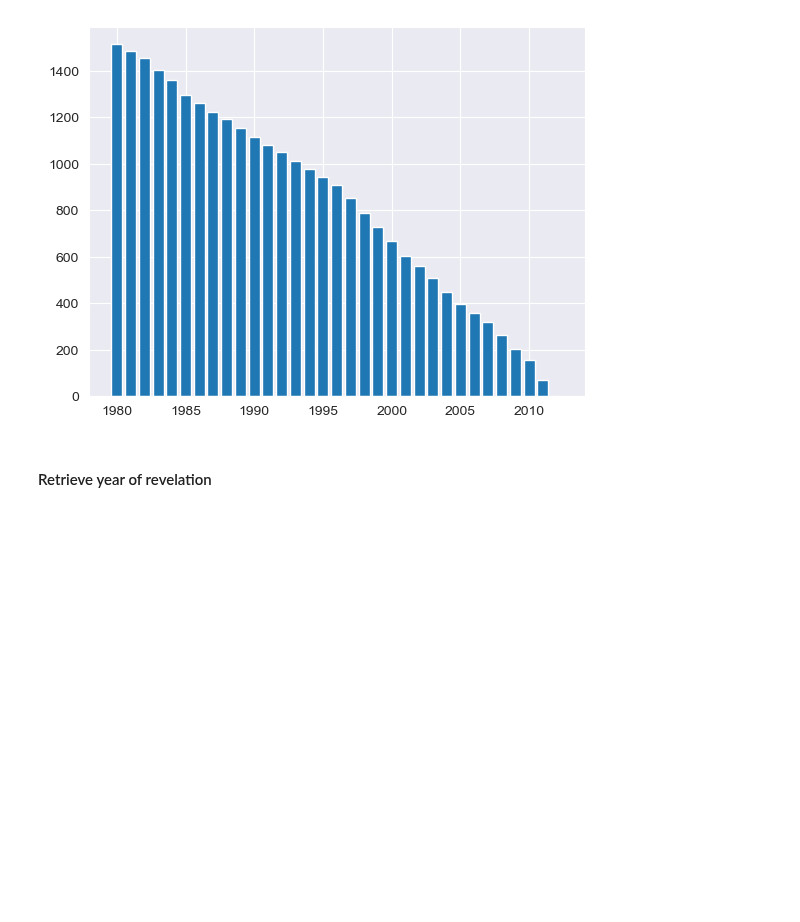
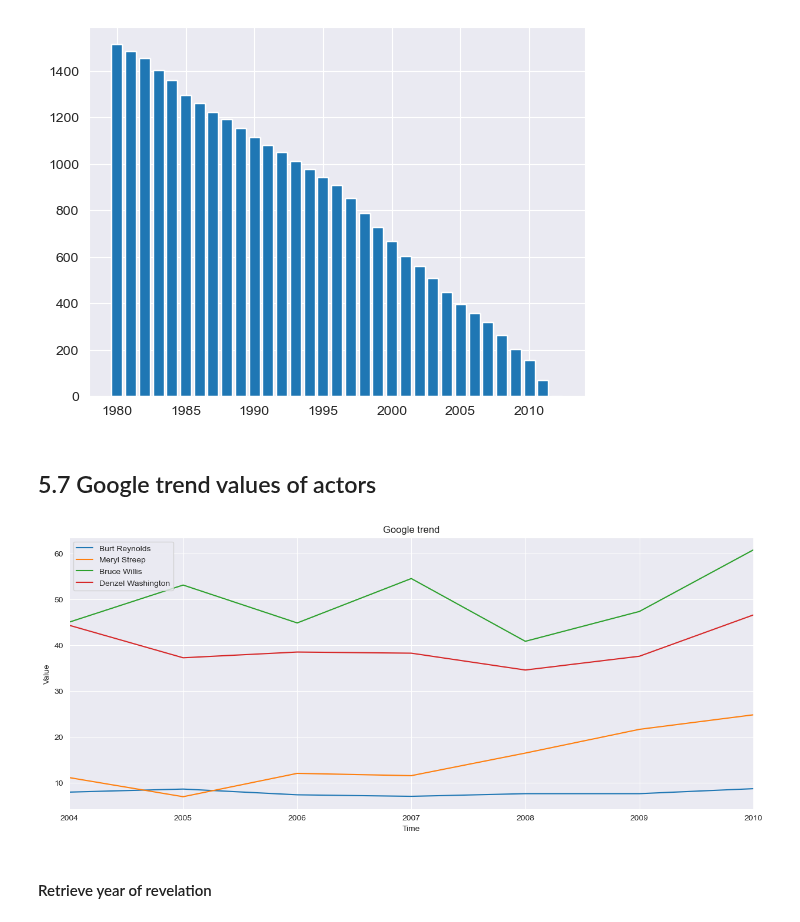
Before and after one commit to epfl-ada/ada-2022-project-dadalife, a Jupyter notebook: preprocessing.ipynb, the cells around one changed output. Cells and saved outputs as stored; diff of their text form; code cells hidden in the pictures; blank space fills up the shorter version.

```diff
--- a/preprocessing.ipynb
+++ b/preprocessing.ipynb
@@ -36,6 +36,7 @@ CHAR_PATH = os.path.join(DATA_PATH, 'character.metadata.tsv')
 ETHNICITIES_PATH = os.path.join(DATA_PATH, 'ethnicities.csv')
 MOVIE_PATH = os.path.join(DATA_PATH, 'movie.metadata.tsv')
 THE_NUMBERS_PATH = os.path.join(DATA_PATH, 'actors_xxxx_the_numbers')
+GOOGLE_TREND_PATH = os.path.join(DATA_PATH, 'google_trends_to_python.csv')
 # %% [markdown]
 ## 1.1 Characters dataset
 # %%
@@ -1171,6 +1165,29 @@ plt.bar(nb_new_actors.keys(), nb_new_actors.values())
 # %% [output]
 <BarContainer object of 33 artists>
 [figure]
+# %% [markdown]
+## 5.7 Google trend values of actors
+# %%
+gt_cols = ['Time', 'Burt Reynolds', 'Meryl Streep', 'Bruce Willis', 'Denzel Washington']
+df_gt = pd.read_csv(GOOGLE_TREND_PATH, sep=';', names=gt_cols, dtype=float)
+# %%
+fig, ax = plt.subplots(figsize=(15, 6))
+
+
+plt.plot(df_gt.set_index(['Time']))
+plt.legend(['Burt Reynolds', 'Meryl Streep', 'Bruce Willis', 'Denzel Washington'], loc=2)
+plt.xlim(2004, 2010)
+plt.title("Google trend")
+plt.xlabel('Time')
+plt.ylabel('Value')
+plt.show()
+
+image_format = 'svg'
+image_name = '4_actors_2004_2011_GT.svg'
+
+fig.savefig(image_name, format=image_format, dpi=1200)
+# %% [output]
+[figure, added]
 # %% [markdown]
 #### Retrieve year of revelation
 # %%
```
Also changed, not shown: parts of 20 cells of this notebook, 2 other files.
